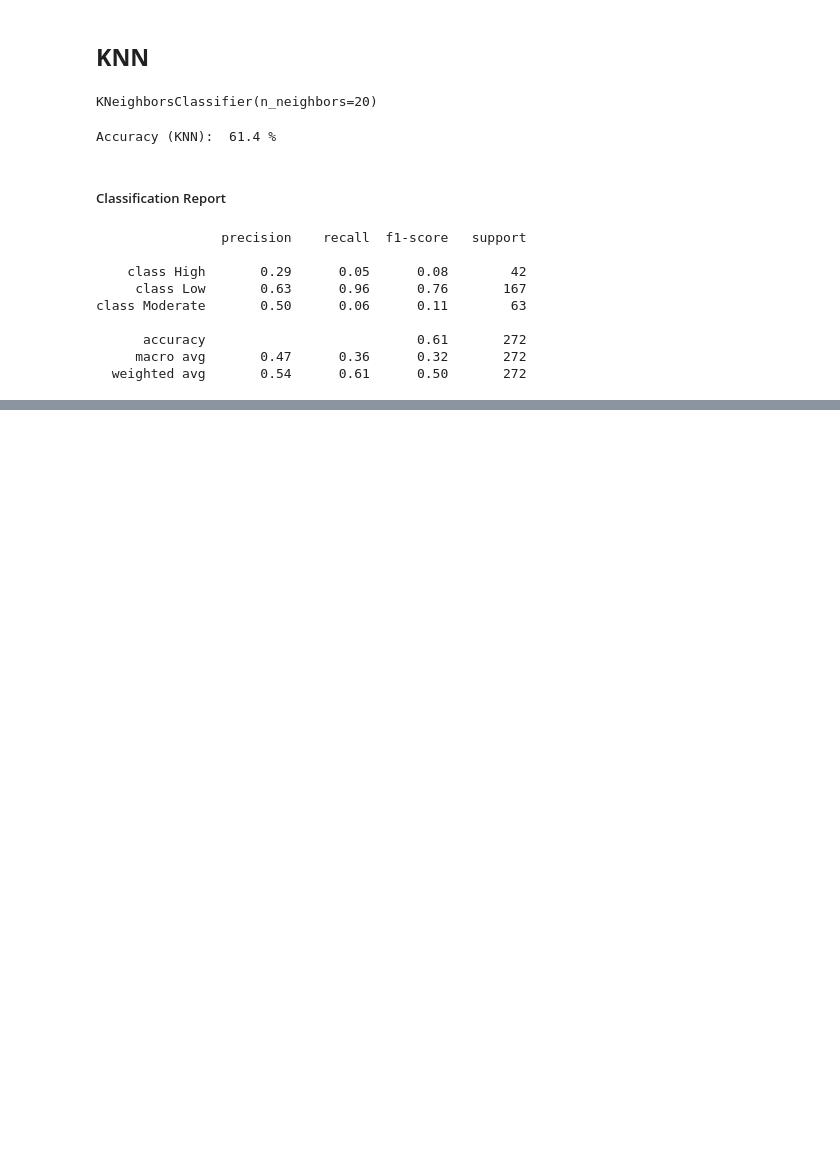
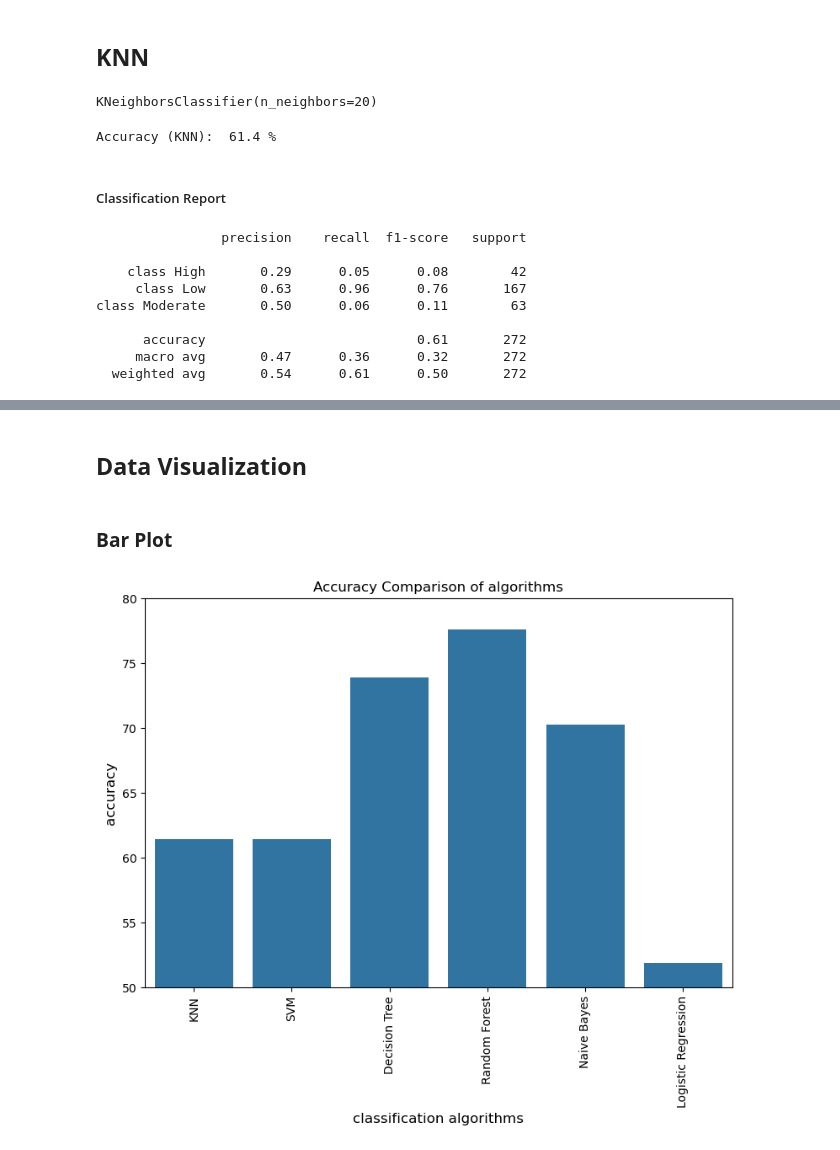
Before and after one commit to tjaiswal2003/Air-Quality-Prediction-Using-Machine-Learning, a Jupyter notebook: Air_Quality_Prediction_ML.ipynb, the cells around one changed output, grey strips where cells are left out. Cells and saved outputs as stored; diff of their text form; code cells hidden in the pictures; blank space fills up the shorter version.

```diff
--- a/Air_Quality_Prediction_ML.ipynb
+++ b/Air_Quality_Prediction_ML.ipynb
@@ -213,0 +414,2 @@ class Moderate       0.50      0.06      0.11        63
+# %% [markdown]
+## **Data Visualization**
@@ -213,0 +419,15 @@ class Moderate       0.50      0.06      0.11        63
+# %% [markdown]
+### **Bar Plot**
+# %%
+plt.figure(figsize=(9,6))
+acc=[61.4, 61.4, 73.9, 77.57, 70.22, 51.84]
+alg=['KNN','SVM','Decision Tree','Random Forest', 'Naive Bayes', 'Logistic Regression']
+plt.ylim(50,80)
+sns.barplot(x=alg, y=acc)
+plt.xticks(rotation='vertical')
+plt.xlabel('classification algorithms', fontsize=12)
+plt.ylabel('accuracy', fontsize=12)
+plt.title("Accuracy Comparison of algorithms")
+plt.show()
+# %% [output]
+[figure, added]
```
Also changed, not shown: parts of 50 cells of this notebook.
